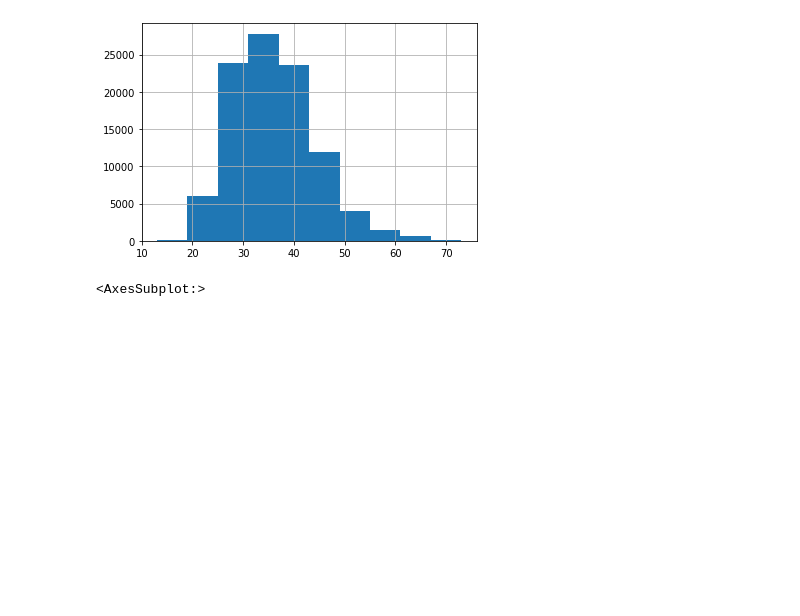
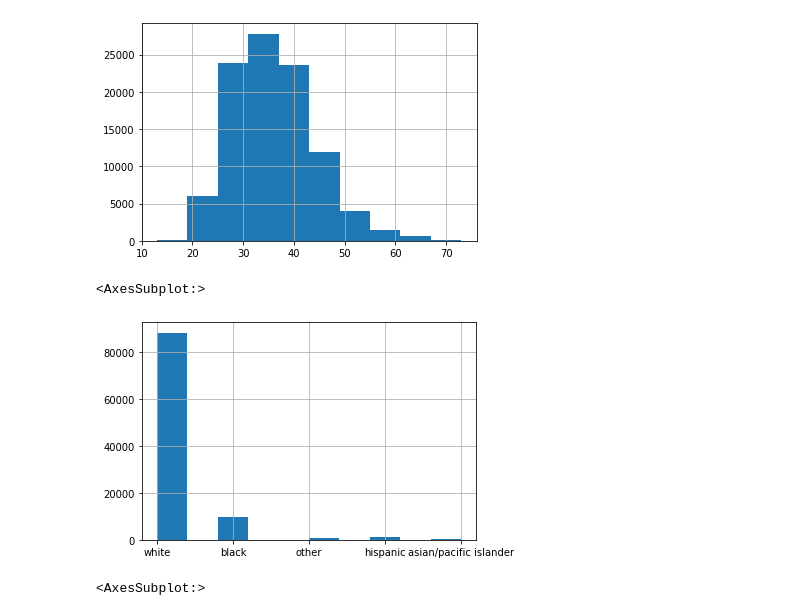
Before and after one commit to plotguy/police_stops_analysis, a Jupyter notebook: analysis/analysis_0.ipynb, the cells around one changed output. Saved outputs shown, nothing was run; the diff lists cells and outputs as text; code cells hidden in the pictures; blank space fills up the shorter version.

```diff
--- a/analysis/analysis_0.ipynb
+++ b/analysis/analysis_0.ipynb
@@ -38,6 +38,11 @@ df['officer_age'].hist()
 # %% [output]
 <AxesSubplot:>
 [figure]
+# %%
+df['officer_race'].hist()
+# %% [output]
+<AxesSubplot:>
+[figure, added]
 # %%
 df['department_id'].hist()
 # %% [output]
```
